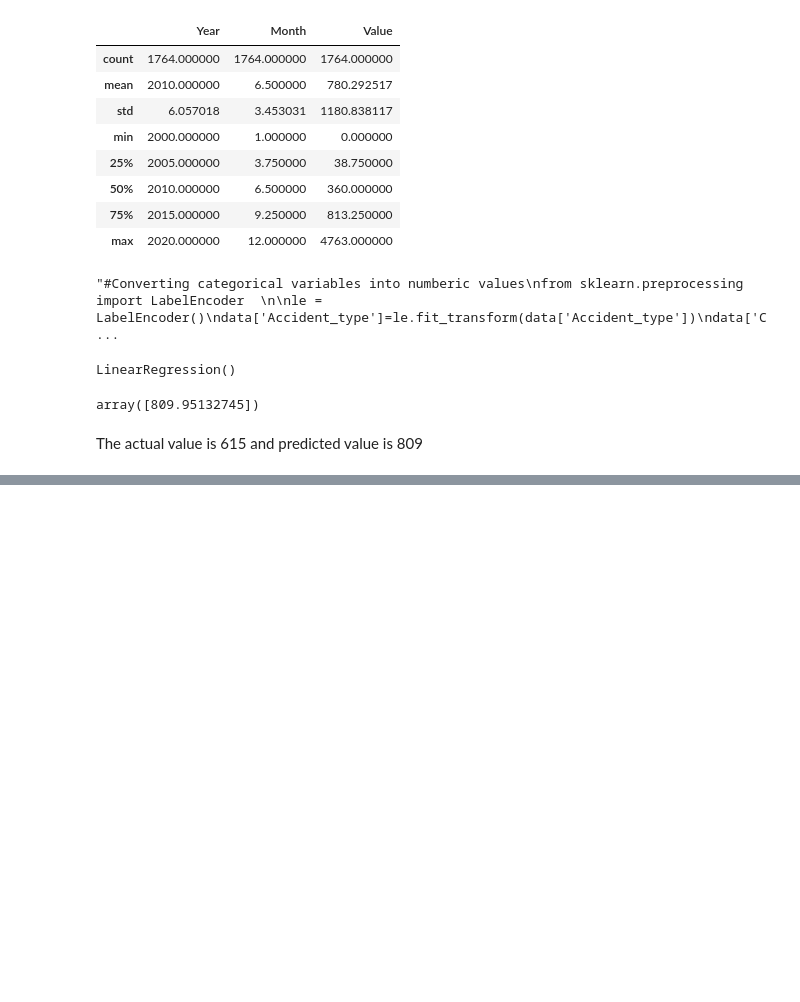
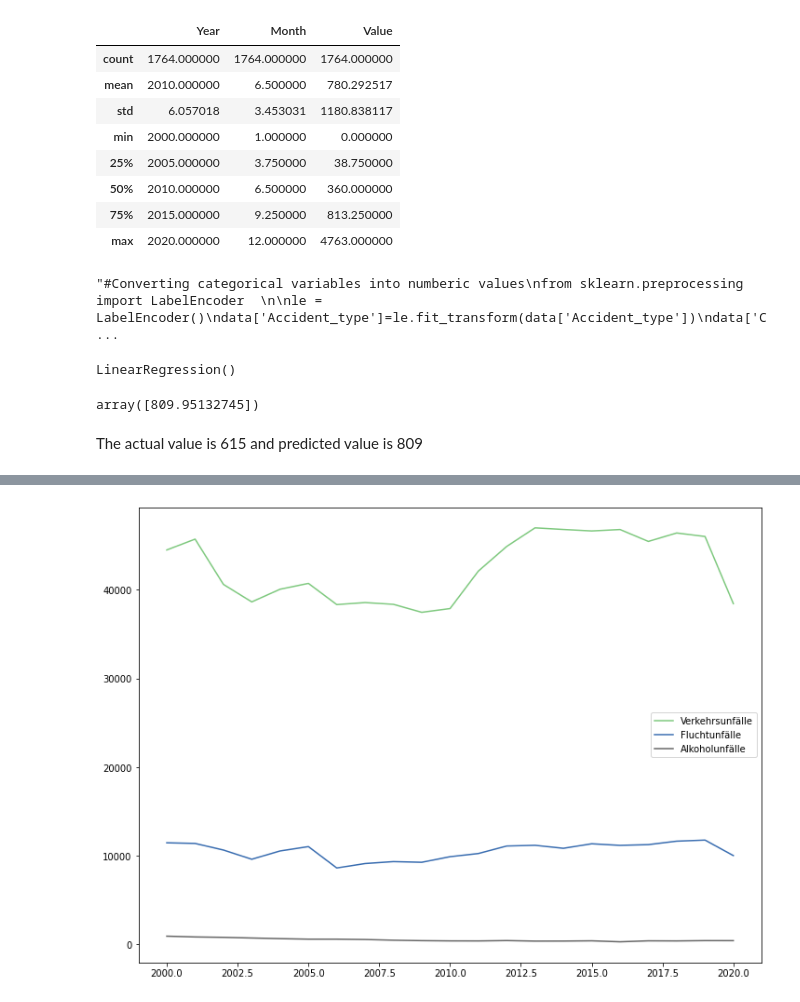
Before and after one commit to khilesh007/DPS-Challenge, a Jupyter notebook: Training.ipynb, the cells around one changed output, grey strips where cells are left out. Saved outputs shown, nothing was run; the diff lists cells and outputs as text; code cells hidden in the pictures; blank space fills up the shorter version.

```diff
--- a/Training.ipynb
+++ b/Training.ipynb
@@ -193,0 +249,5 @@ pickle.dump(LR, open('model.pkl','wb'))
+# %%
+accidents_category.plot(colormap='Accent')
+plt.gcf().set_size_inches(12,9)
+# %% [output]
+[figure, added]
```
Also changed, not shown: parts of 6 cells of this notebook.
